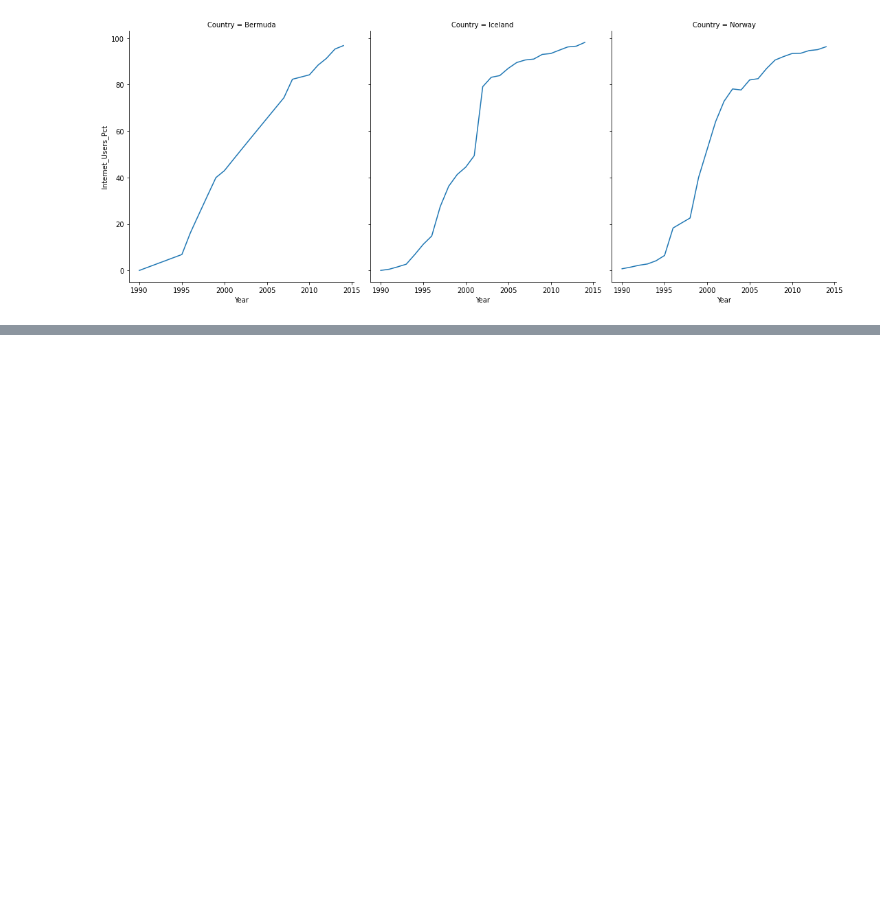
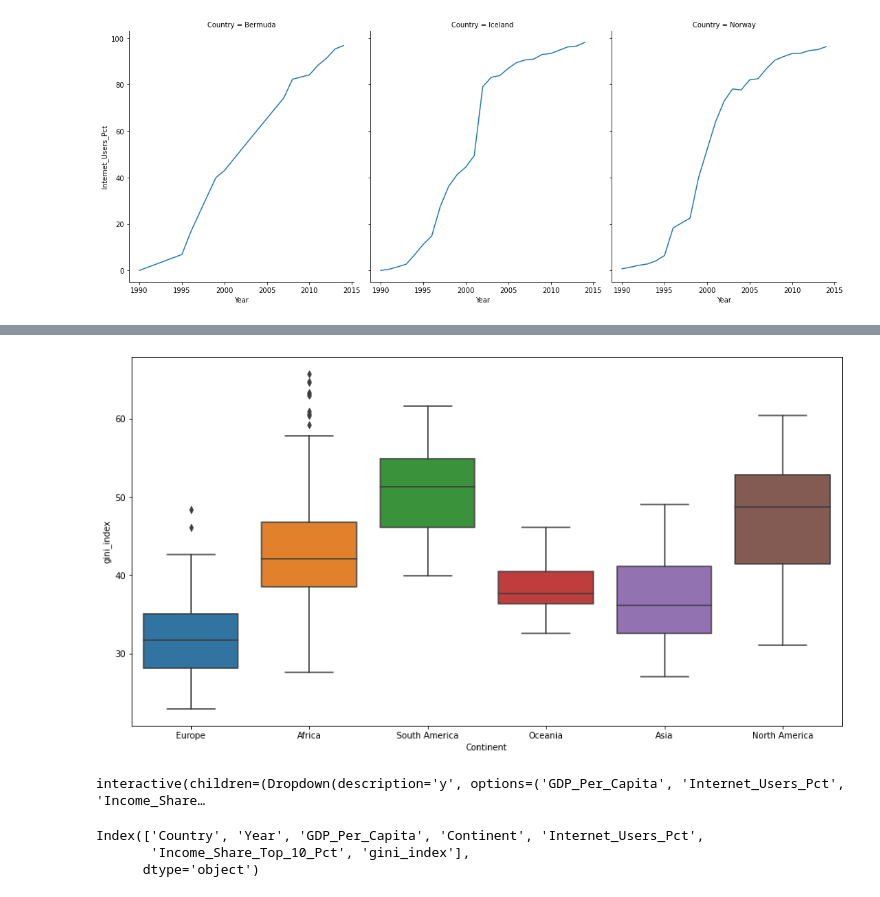
Before and after one commit to nss-data-science-cohort-5/un_exploration-Corbec, a Jupyter notebook: notebooks/UN_Data_Exploration.ipynb, the cells around one changed output, grey strips where cells are left out. Drawn from its saved outputs; the diff is of its cells as text; code cells hidden in the pictures; blank space fills up the shorter version.

Commit message:
Added to clean notebook. Added ipywidgets plot

```diff
--- a/notebooks/UN_Data_Exploration.ipynb
+++ b/notebooks/UN_Data_Exploration.ipynb
@@ -1000,0 +867,22 @@ internet_names.difference(gdp_names)
+# %%
+plt.figure(figsize=(15,8))
+
+sns.boxplot(data = gdp_int_and_income_gini,
+               x = 'Continent',
+               y = 'gini_index');
+# %% [output]
+[figure, added]
+# %%
+@interact(y = ['GDP_Per_Capita', 'Internet_Users_Pct',
+       'Income_Share_Top_10_Pct', 'gini_index'])
+def make_box(y):
+   plt.figure(figsize=(15,8))
+   sns.boxplot(data = gdp_int_and_income_gini, x = 'Continent', y = y);
+# %% [output]
+interactive(children=(Dropdown(description='y', options=('GDP_Per_Capita', 'Internet_Users_Pct', 'Income_Share…
+# %%
+gdp_int_and_income_gini.columns
+# %% [output]
+Index(['Country', 'Year', 'GDP_Per_Capita', 'Continent', 'Internet_Users_Pct',
+       'Income_Share_Top_10_Pct', 'gini_index'],
+      dtype='object')
```
Also changed, not shown: parts of 119 cells of this notebook, 1 other file.
